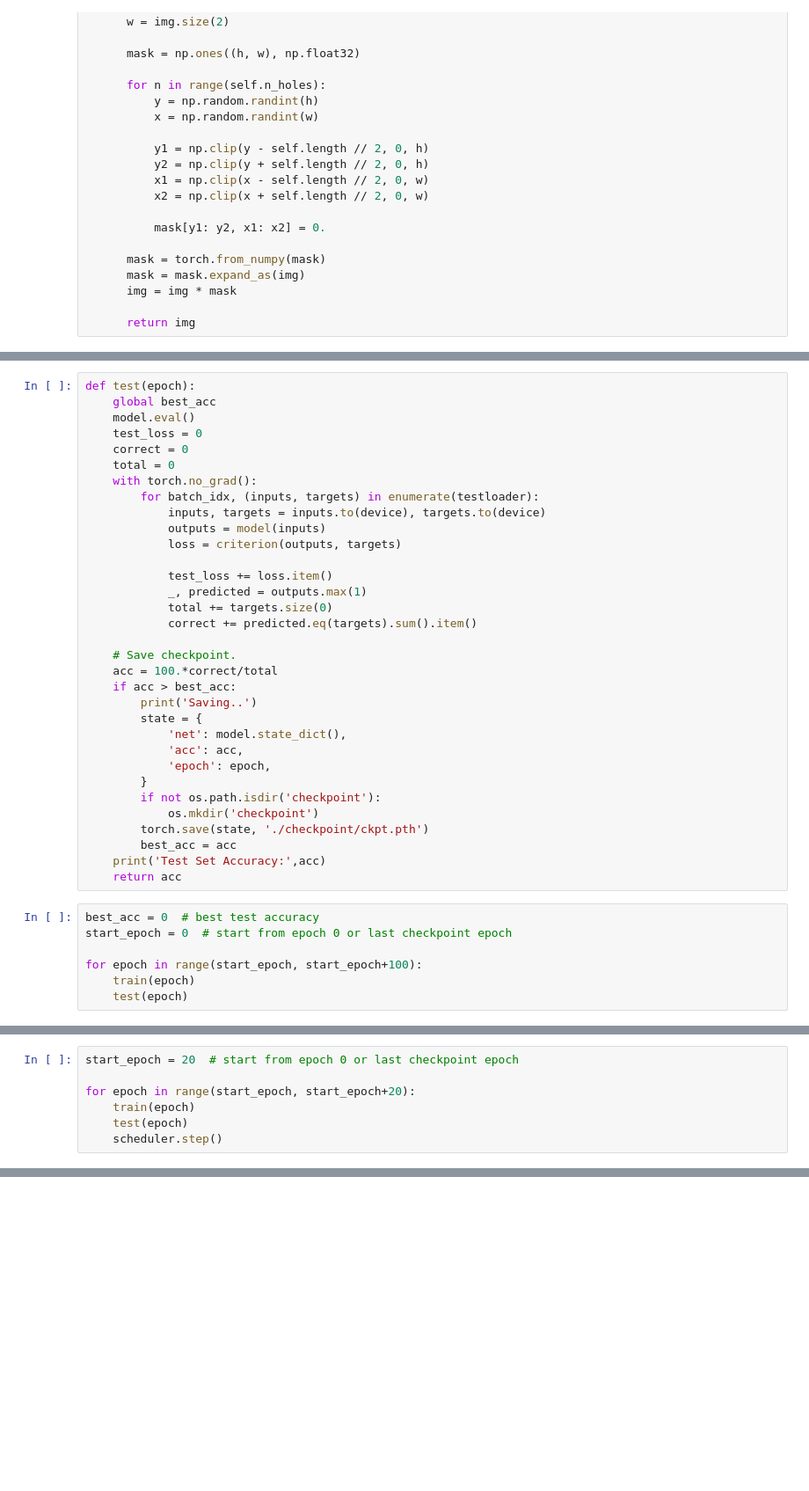
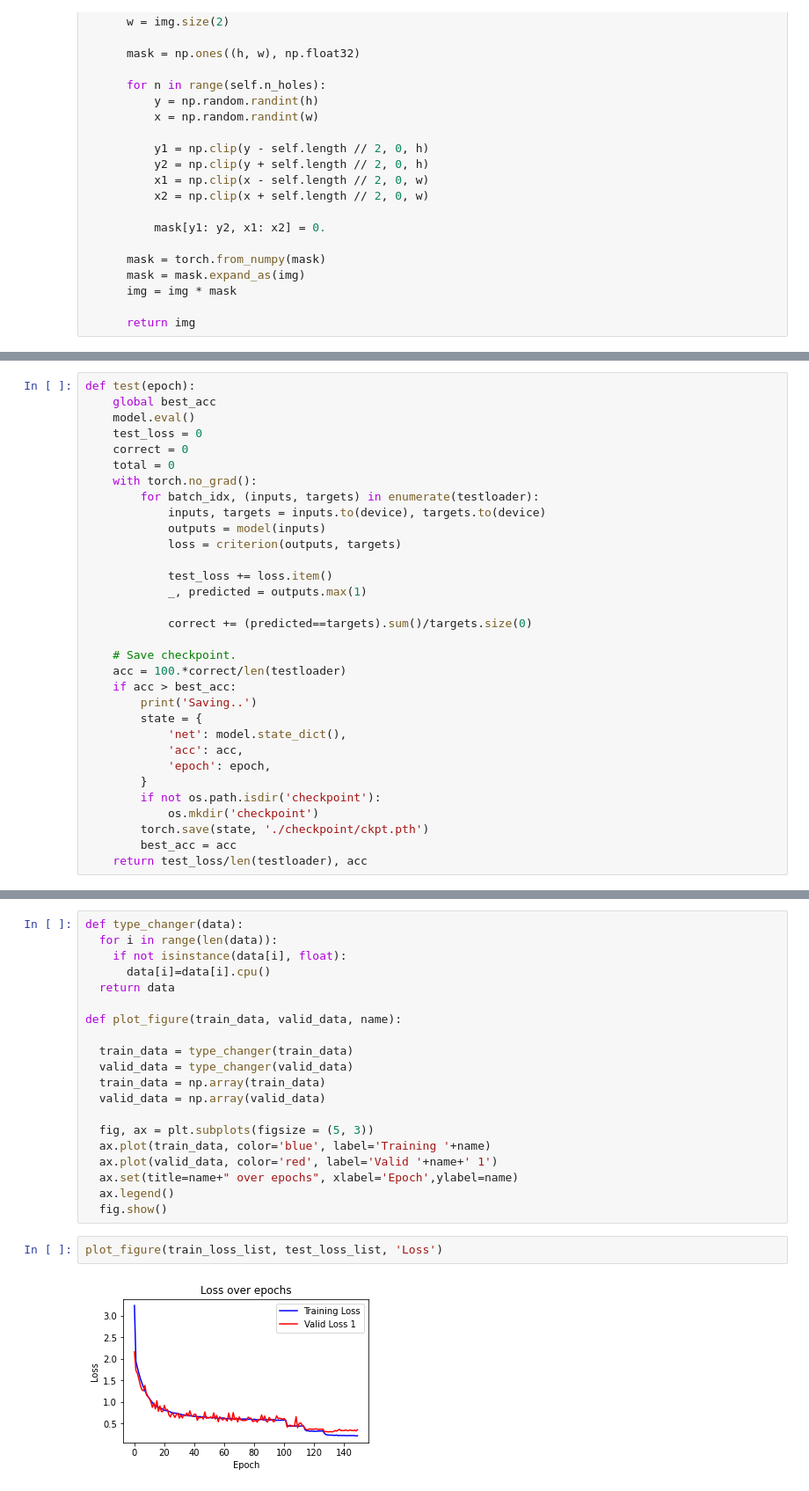
Before and after one commit to kocavs/DL_MiniProject, a Jupyter notebook: DL_Mini_Proj.ipynb, the cells around one changed output, grey strips where cells are left out. Shown at 88% size. Drawn from its saved outputs; the diff is of its cells as text; blank space fills up the shorter version.

```diff
--- a/DL_Mini_Proj.ipynb
+++ b/DL_Mini_Proj.ipynb
@@ -267,11 +290,11 @@ def test(epoch):
 
             test_loss += loss.item()
             _, predicted = outputs.max(1)
-            total += targets.size(0)
-            correct += predicted.eq(targets).sum().item()
+
+            correct += (predicted==targets).sum()/targets.size(0)
 
     # Save checkpoint.
-    acc = 100.*correct/total
+    acc = 100.*correct/len(testloader)
     if acc > best_acc:
         print('Saving..')
         state = {
@@ -283,12 +306,4 @@ def test(epoch):
             os.mkdir('checkpoint')
         torch.save(state, './checkpoint/ckpt.pth')
         best_acc = acc
-    print('Test Set Accuracy:',acc)
-    return acc
+    return test_loss/len(testloader), acc
-# %%
-best_acc = 0  # best test accuracy
-start_epoch = 0  # start from epoch 0 or last checkpoint epoch
-
-for epoch in range(start_epoch, start_epoch+100):
-    train(epoch)
-    test(epoch)
@@ -320,7 +309,0 @@ for g in optimizer.param_groups:
-# %%
-start_epoch = 20  # start from epoch 0 or last checkpoint epoch
-
-for epoch in range(start_epoch, start_epoch+20):
-    train(epoch)
-    test(epoch)
-    scheduler.step()
@@ -354,0 +357,24 @@ Accuracy:  10.0
+# %%
+def type_changer(data):
+  for i in range(len(data)):
+    if not isinstance(data[i], float):
+      data[i]=data[i].cpu()
+  return data
+
+def plot_figure(train_data, valid_data, name):
+
+  train_data = type_changer(train_data)
+  valid_data = type_changer(valid_data)
+  train_data = np.array(train_data)
+  valid_data = np.array(valid_data)
+
+  fig, ax = plt.subplots(figsize = (5, 3))
+  ax.plot(train_data, color='blue', label='Training '+name)
+  ax.plot(valid_data, color='red', label='Valid '+name+' 1')
+  ax.set(title=name+" over epochs", xlabel='Epoch',ylabel=name)
+  ax.legend()
+  fig.show()
+# %%
+plot_figure(train_loss_list, test_loss_list, 'Loss')
+# %% [output]
+[figure, added]
```
Also changed, not shown: parts of 16 cells of this notebook, 1 other file.
